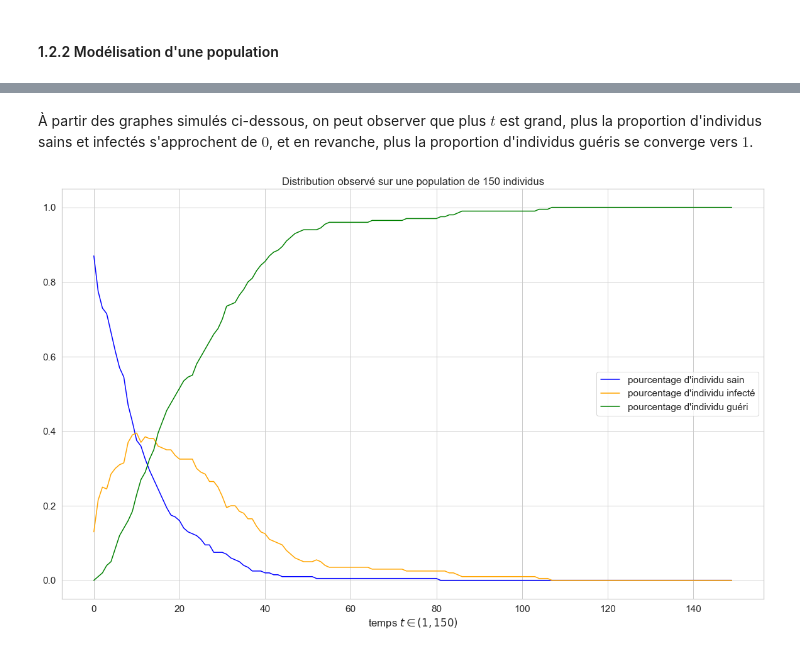
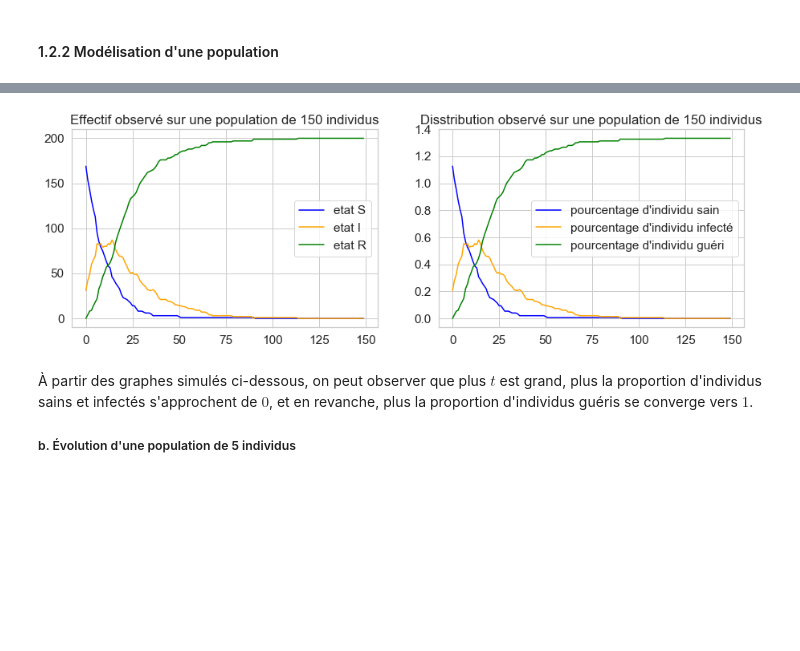
Before and after one commit to Meriadoc-gitgit/Markov-SIR, a Jupyter notebook: project.ipynb, the cells around one changed output, grey strips where cells are left out. Saved outputs shown, nothing was run; the diff lists cells and outputs as text; code cells hidden in the pictures; blank space fills up the shorter version.

```diff
--- a/project.ipynb
+++ b/project.ipynb
@@ -141,2 +152,5 @@ print(sequence)
 # %% [markdown]
 #### 1.2.2 Modélisation d'une population
+# %%
+def GeneratePopulation(T, Effectif, pi_0, A) :
+  return np.array([generate_markov_sequence(T, pi_0, A) for _ in range(Effectif)])
@@ -142,0 +159,9 @@ print(sequence)
+# %%
+T = 150
+Effectif = 200
+A = [[0.92, 0.08, 0], [0, 0.93, 0.07], [0, 0, 1]]
+pi_0 = [0.9, 0.1, 0]
+
+Population = GeneratePopulation(T, Effectif, pi_0, A)
+print("Len Population :", len(Population), "\nTemps T :", len(Population[0]))
+Population
@@ -143,34 +223,13 @@ print(sequence)
+# %%
+T = 150
+Effectif = 200
+A = [[0.92, 0.08, 0], [0, 0.93, 0.07], [0, 0, 1]]
+pi_0 = [0.9, 0.1, 0]
+
+affiche_repartition_sir(T, Effectif, pi_0, A)
+# %% [output]
+[figure, added]
 # %% [markdown]
 À partir des graphes simulés ci-dessous, on peut observer que plus $t$ est grand, plus la proportion d'individus sains et infectés s'approchent de $0$, et en revanche, plus la proportion d'individus guéris se converge vers $1$.
+
+##### b. Évolution d'une population de 5 individus
-# %%
-def graph_evolution(pi_0, A, T) :
-  # Génération d'une séquence aléatoire représentant 200 individus
-  sequence_200_indiv = [generate_markov_sequence(pi_0, A, T) for _ in range(200)]
-  S, I, R = [], [], []
-
-  for i in range(T) :
-    S.append(len([sequence_200_indiv[j][i] for j in range(200) if sequence_200_indiv[j][i]==0])/200)
-    I.append(len([sequence_200_indiv[j][i] for j in range(200) if sequence_200_indiv[j][i]==1])/200)
-    R.append(len([sequence_200_indiv[j][i] for j in range(200) if sequence_200_indiv[j][i]==2])/200)
-
-  # Plot
-  plt.plot(S, c="blue", label="pourcentage d'individu sain")
-  plt.plot(I, c="orange", label="pourcentage d'individu infecté")
-  plt.plot(R, c="green", label="pourcentage d'individu guéri")
-
-  plt.xlabel(f"temps $t \in {1, {} }$".format(T))
-
-  plt.title(r"Distribution observé sur une population de {} individus".format(T))
-  plt.legend(loc="center right")
-
-  plt.show()
-
-# Définition des paramètres
-T = 150
-A = [[0.92, 0.08, 0], [0, 0.93, 0.07], [0, 0, 1]]
-pi_0 = [0.9, 0.1, 0]
-
-# Afficher l'évolution de 150 individus dans les trois états en fonction du temps
-graph_evolution(pi_0, A, T)
-# %% [output]
-[figure, removed]
```
Also changed, not shown: parts of 16 cells of this notebook, 1 other file.
